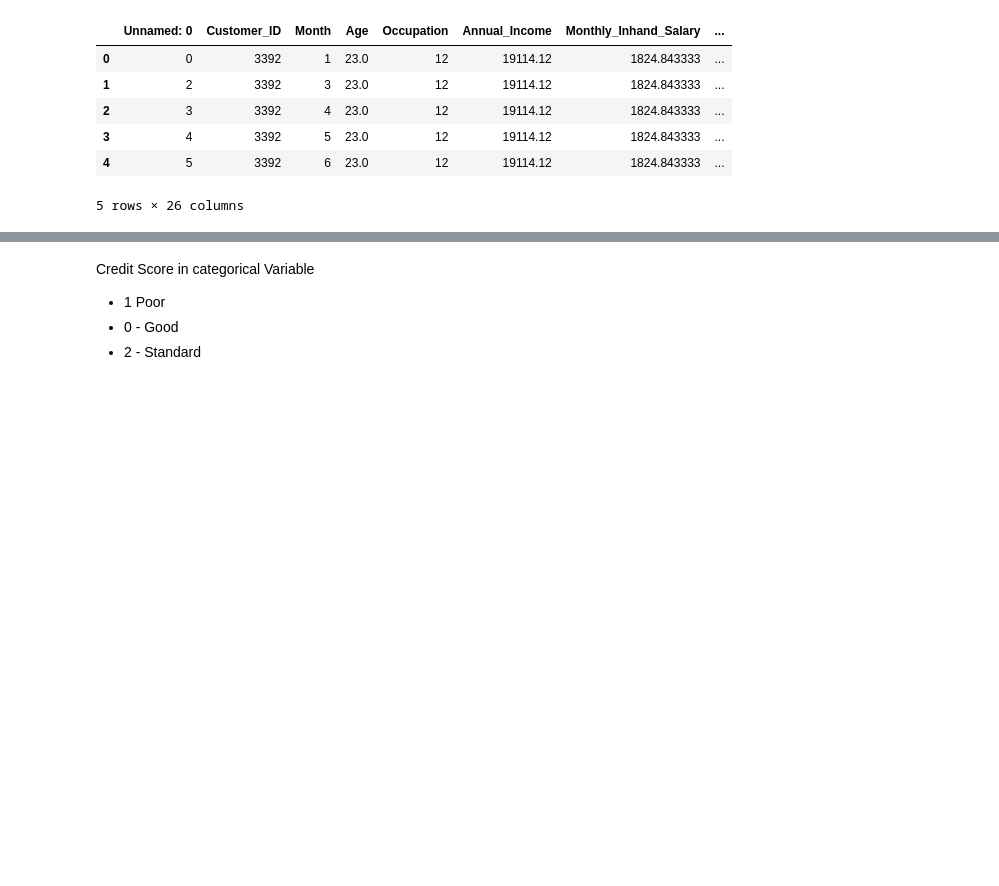
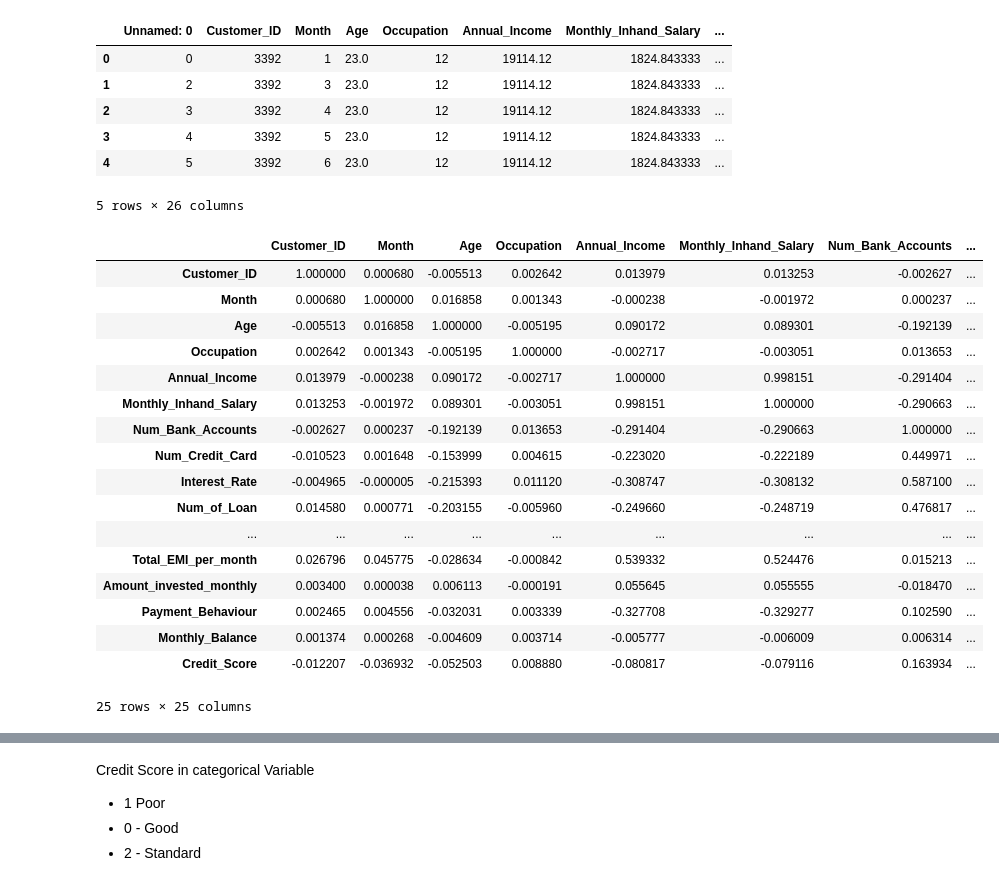
Before and after one commit to sapk-pa1/Credit-Score-Classification-Final, a Jupyter notebook: Notebook/Final EDA .ipynb, the cells around one changed output, grey strips where cells are left out. Saved outputs shown, nothing was run; the diff lists cells and outputs as text; code cells hidden in the pictures; blank space fills up the shorter version.

```diff
--- a/Notebook/Final EDA .ipynb
+++ b/Notebook/Final EDA .ipynb
@@ -149,5 +149,26 @@ df_copy.head()
 | 3 | 4 | 3392 | 5 | 23.0 | 12 | 19114.12 | 1824.843333 | ... |
 | 4 | 5 | 3392 | 6 | 23.0 | 12 | 19114.12 | 1824.843333 | ... |
 5 rows × 26 columns
+# %%
+corr
+# %% [output]
+|  | Customer_ID | Month | Age | Occupation | Annual_Income | Monthly_Inhand_Salary | Num_Bank_Accounts | ... |
+| Customer_ID | 1.000000 | 0.000680 | -0.005513 | 0.002642 | 0.013979 | 0.013253 | -0.002627 | ... |
+| Month | 0.000680 | 1.000000 | 0.016858 | 0.001343 | -0.000238 | -0.001972 | 0.000237 | ... |
+| Age | -0.005513 | 0.016858 | 1.000000 | -0.005195 | 0.090172 | 0.089301 | -0.192139 | ... |
+| Occupation | 0.002642 | 0.001343 | -0.005195 | 1.000000 | -0.002717 | -0.003051 | 0.013653 | ... |
+| Annual_Income | 0.013979 | -0.000238 | 0.090172 | -0.002717 | 1.000000 | 0.998151 | -0.291404 | ... |
+| Monthly_Inhand_Salary | 0.013253 | -0.001972 | 0.089301 | -0.003051 | 0.998151 | 1.000000 | -0.290663 | ... |
+| Num_Bank_Accounts | -0.002627 | 0.000237 | -0.192139 | 0.013653 | -0.291404 | -0.290663 | 1.000000 | ... |
+| Num_Credit_Card | -0.010523 | 0.001648 | -0.153999 | 0.004615 | -0.223020 | -0.222189 | 0.449971 | ... |
+| Interest_Rate | -0.004965 | -0.000005 | -0.215393 | 0.011120 | -0.308747 | -0.308132 | 0.587100 | ... |
+| Num_of_Loan | 0.014580 | 0.000771 | -0.203155 | -0.005960 | -0.249660 | -0.248719 | 0.476817 | ... |
+| ... | ... | ... | ... | ... | ... | ... | ... | ... |
+| Total_EMI_per_month | 0.026796 | 0.045775 | -0.028634 | -0.000842 | 0.539332 | 0.524476 | 0.015213 | ... |
+| Amount_invested_monthly | 0.003400 | 0.000038 | 0.006113 | -0.000191 | 0.055645 | 0.055555 | -0.018470 | ... |
+| Payment_Behaviour | 0.002465 | 0.004556 | -0.032031 | 0.003339 | -0.327708 | -0.329277 | 0.102590 | ... |
+| Monthly_Balance | 0.001374 | 0.000268 | -0.004609 | 0.003714 | -0.005777 | -0.006009 | 0.006314 | ... |
+| Credit_Score | -0.012207 | -0.036932 | -0.052503 | 0.008880 | -0.080817 | -0.079116 | 0.163934 | ... |
+25 rows × 25 columns
 # %%
 corr = df_copy.corr()
```
Also changed, not shown: parts of 4 cells of this notebook, 6 other files.
